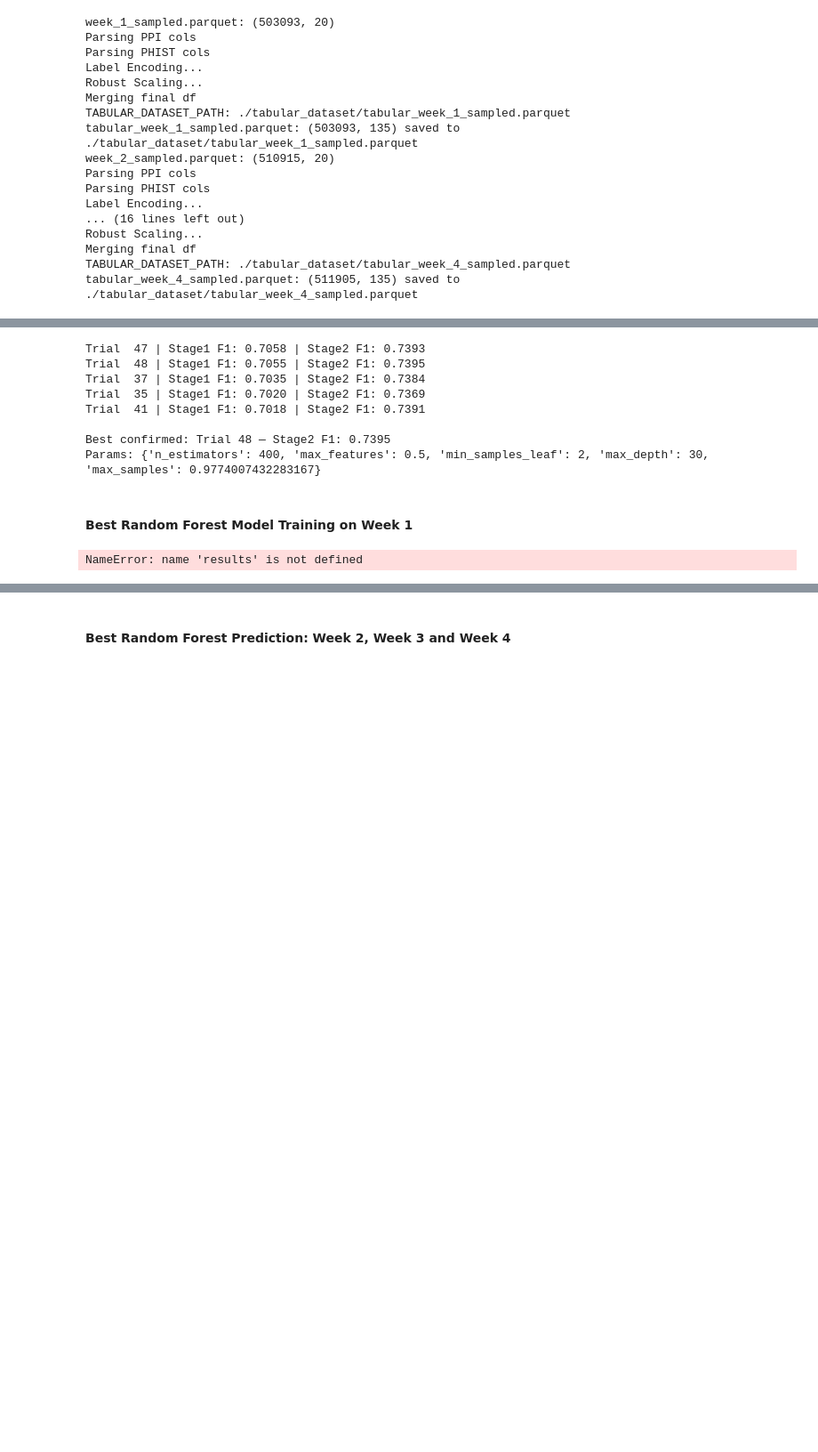
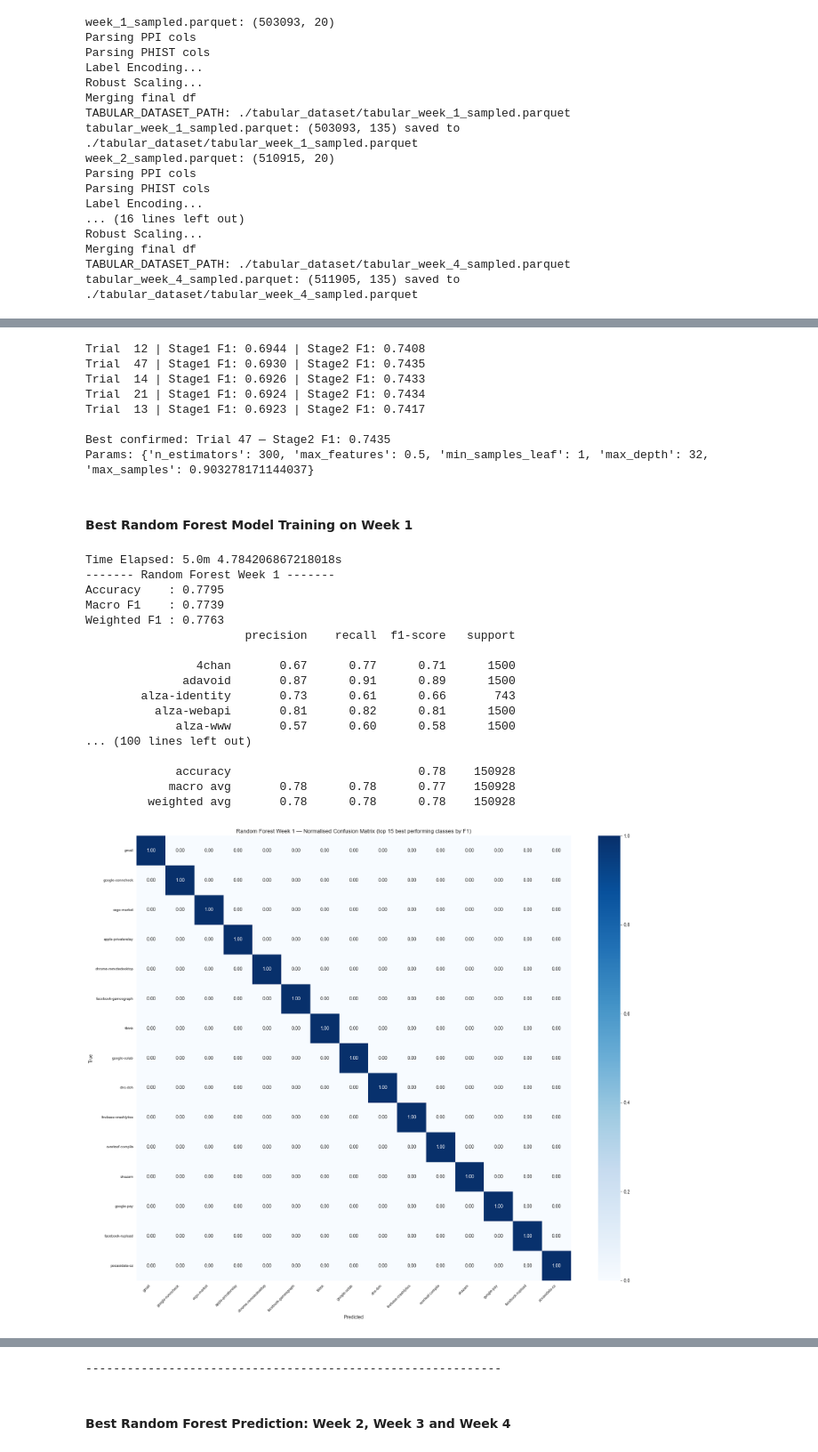
Before and after one commit to ShaneBrodigan/QUIC_Network_Traffic_Identification, a Jupyter notebook: Analysis.ipynb, the cells around one changed output, grey strips where cells are left out. Shown at 89% size. Saved outputs shown, nothing was run; the diff lists cells and outputs as text; code cells hidden in the pictures; blank space fills up the shorter version.

Commit message:
All model results and code commented

```diff
--- a/Analysis.ipynb
+++ b/Analysis.ipynb
@@ -401,0 +406,9 @@ seq_bm_y_test = bm_y_test.values
+# %%
+import time
+class Timer:
+    def __init__(self):
+        self.start_ts = time.time()
+    def stop(self):
+        self.end_ts = time.time()
+        mins, secs = divmod(self.end_ts - self.start_ts, 60)
+        print(f'Time Elapsed: {mins}m {secs}s')
@@ -496,7 +549,7 @@ for trial in top_trials:
         **params,
         class_weight="balanced_subsample",
         random_state=42,
-        n_jobs=-1,
+        n_jobs=10,
     )
     model.fit(X_sub_tr, y_sub_tr)
     score = f1_score(y_sub_test, model.predict(X_sub_test), average="macro")
@@ -509,38 +562,59 @@ best_score, best_trial_num, best_params = max(results, key=lambda x: x[0])
 print(f"\nBest confirmed: Trial {best_trial_num} — Stage2 F1: {best_score:.4f}")
 print("Params:", best_params)
 # %% [output]
-Trial  47 | Stage1 F1: 0.7058 | Stage2 F1: 0.7393
-Trial  48 | Stage1 F1: 0.7055 | Stage2 F1: 0.7395
-Trial  37 | Stage1 F1: 0.7035 | Stage2 F1: 0.7384
-Trial  35 | Stage1 F1: 0.7020 | Stage2 F1: 0.7369
-Trial  41 | Stage1 F1: 0.7018 | Stage2 F1: 0.7391
+Trial  12 | Stage1 F1: 0.6944 | Stage2 F1: 0.7408
+Trial  47 | Stage1 F1: 0.6930 | Stage2 F1: 0.7435
+Trial  14 | Stage1 F1: 0.6926 | Stage2 F1: 0.7433
+Trial  21 | Stage1 F1: 0.6924 | Stage2 F1: 0.7434
+Trial  13 | Stage1 F1: 0.6923 | Stage2 F1: 0.7417
 
-Best confirmed: Trial 48 — Stage2 F1: 0.7395
-Params: {'n_estimators': 400, 'max_features': 0.5, 'min_samples_leaf': 2, 'max_depth': 30, 'max_samples': 0.9774007432283167}
+Best confirmed: Trial 47 — Stage2 F1: 0.7435
+Params: {'n_estimators': 300, 'max_features': 0.5, 'min_samples_leaf': 1, 'max_depth': 32, 'max_samples': 0.903278171144037}
 # %% [markdown]
 #### Best Random Forest Model Training on Week 1
 # %%
 import gc
 
-# Free stage-2 screening models before the full fit
+# Free stage-2 models before the full fit
 del results
 gc.collect()
 
 rf = RandomForestClassifier(
     **best_params,
     class_weight="balanced_subsample",
     random_state=42,
-    n_jobs=-1,
+    n_jobs=10,
 )
+
+timer = Timer()
+
 rf.fit(tab_bm_X_train, tab_bm_y_train)
 
 y_pred = rf.predict(tab_bm_X_test)
 
-# Macro F1 — your primary metric
-f1 = f1_score(tab_bm_y_test, y_pred, average='macro')
-print(f'Macro F1: {f1:.4f}')
+timer.stop()
 
-# Full breakdown per class
-print(classification_report(tab_bm_y_test, y_pred, zero_division=0))
+rf_results = Evaluate_model(y_true=tab_bm_y_test, y_pred=y_pred, modelname=f'Random Forest Week 1')
+rf_results.get_main_metrics()
+rf_results.get_confusion_matrix(on_top=True, num=15)
+rf_results.get_confusion_matrix(on_top=False, num=15)
+print('------------------------------------------------------------\n')
 # %% [output]
-NameError: name 'results' is not defined
+Time Elapsed: 5.0m 4.784206867218018s
+------- Random Forest Week 1 -------
+Accuracy    : 0.7795
+Macro F1    : 0.7739
+Weighted F1 : 0.7763
+                       precision    recall  f1-score   support
+
+                4chan       0.67      0.77      0.71      1500
+              adavoid       0.87      0.91      0.89      1500
+        alza-identity       0.73      0.61      0.66       743
+          alza-webapi       0.81      0.82      0.81      1500
+             alza-www       0.57      0.60      0.58      1500
+... (100 lines left out)
+
+             accuracy                           0.78    150928
+            macro avg       0.78      0.78      0.77    150928
+         weighted avg       0.78      0.78      0.78    150928
+[figure, added]
@@ -547,3 +622,4 @@ NameError: name 'results' is not defined
+------------------------------------------------------------
 # %% [markdown]
 #### Best Random Forest Prediction: Week 2, Week 3 and Week 4
 # %%
```
Also changed, not shown: parts of 42 cells of this notebook, 1 other file.
